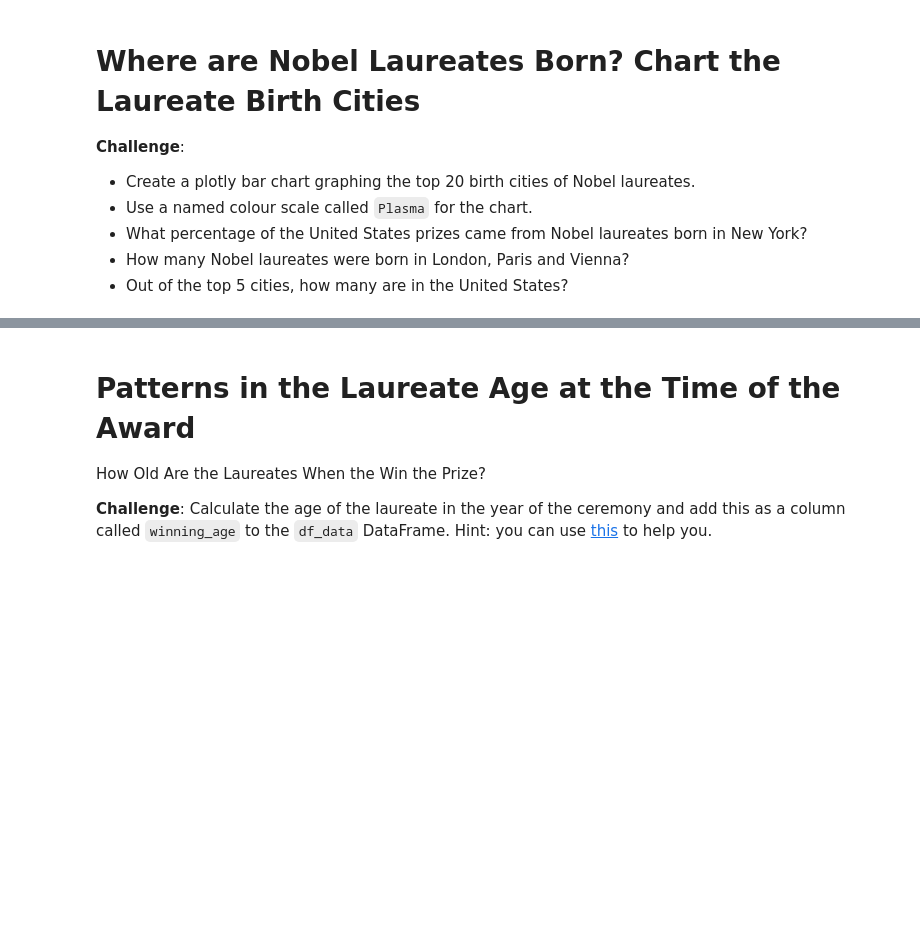
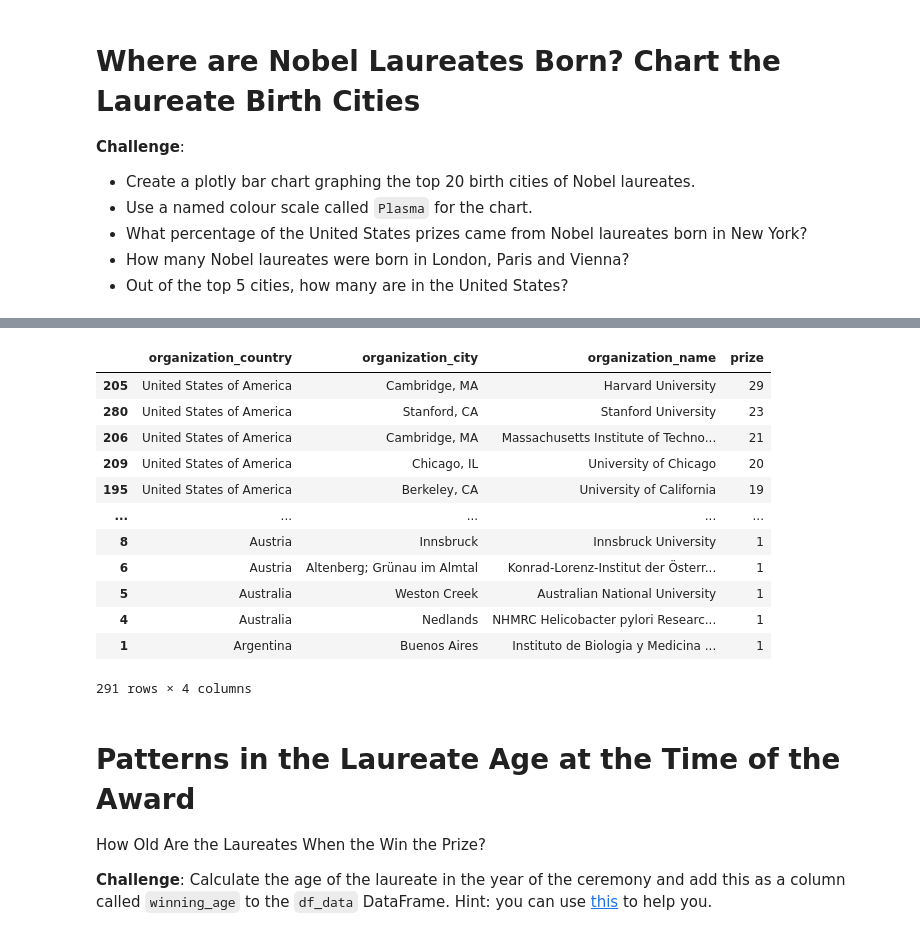
Before and after one commit to PuddiPuddi96/Python, a Jupyter notebook: 100-days-of-code/day-79/notebooks/Nobel_Prize_Analysis.ipynb, the cells around one changed output, grey strips where cells are left out. Cells and saved outputs as stored; diff of their text form; code cells hidden in the pictures; blank space fills up the shorter version.

```diff
--- a/100-days-of-code/day-79/notebooks/Nobel_Prize_Analysis.ipynb
+++ b/100-days-of-code/day-79/notebooks/Nobel_Prize_Analysis.ipynb
@@ -922,3 +1042,28 @@ Where do major discoveries take place?
 Here's what you're aiming for:
 
 <img src=https://i.imgur.com/cemX4m5.png width=300>
+# %%
+country_city_org = df_data.groupby(
+    by=['organization_country', 'organization_city', 'organization_name'],
+    as_index=False
+).agg(
+    {'prize': pd.Series.count}
+)
+
+country_city_org = country_city_org.sort_values('prize', ascending=False)
+
+country_city_org
+# %% [output]
+|  | organization_country | organization_city | organization_name | prize |
+| 205 | United States of America | Cambridge, MA | Harvard University | 29 |
+| 280 | United States of America | Stanford, CA | Stanford University | 23 |
+| 206 | United States of America | Cambridge, MA | Massachusetts Institute of Techno... | 21 |
+| 209 | United States of America | Chicago, IL | University of Chicago | 20 |
+| 195 | United States of America | Berkeley, CA | University of California | 19 |
+| ... | ... | ... | ... | ... |
+| 8 | Austria | Innsbruck | Innsbruck University | 1 |
+| 6 | Austria | Altenberg; Grünau im Almtal | Konrad-Lorenz-Institut der Österr... | 1 |
+| 5 | Australia | Weston Creek | Australian National University | 1 |
+| 4 | Australia | Nedlands | NHMRC Helicobacter pylori Researc... | 1 |
+| 1 | Argentina | Buenos Aires | Instituto de Biologia y Medicina ... | 1 |
+291 rows × 4 columns
```
Also changed, not shown: parts of 7 cells of this notebook.
